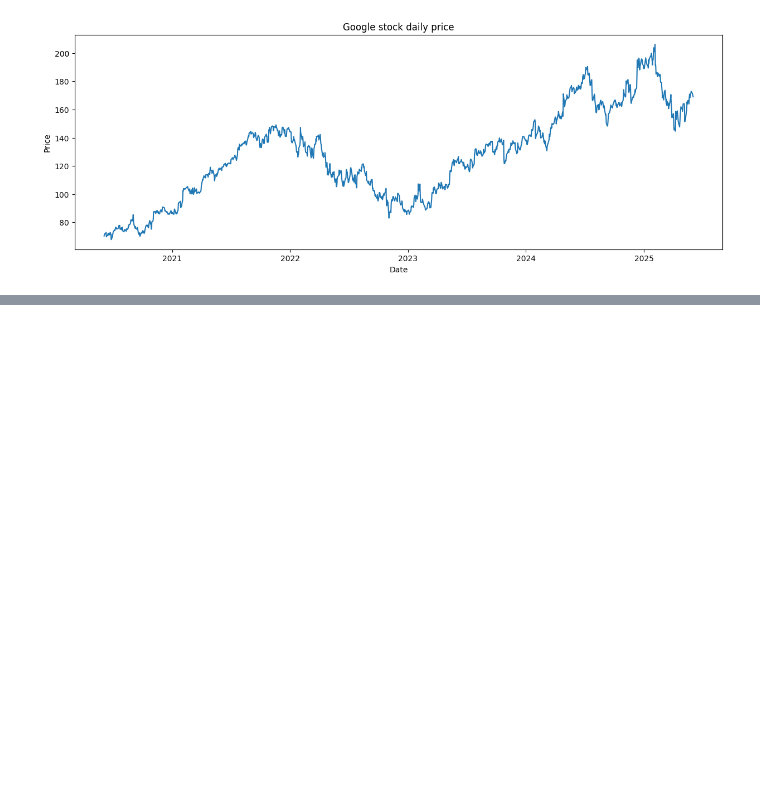
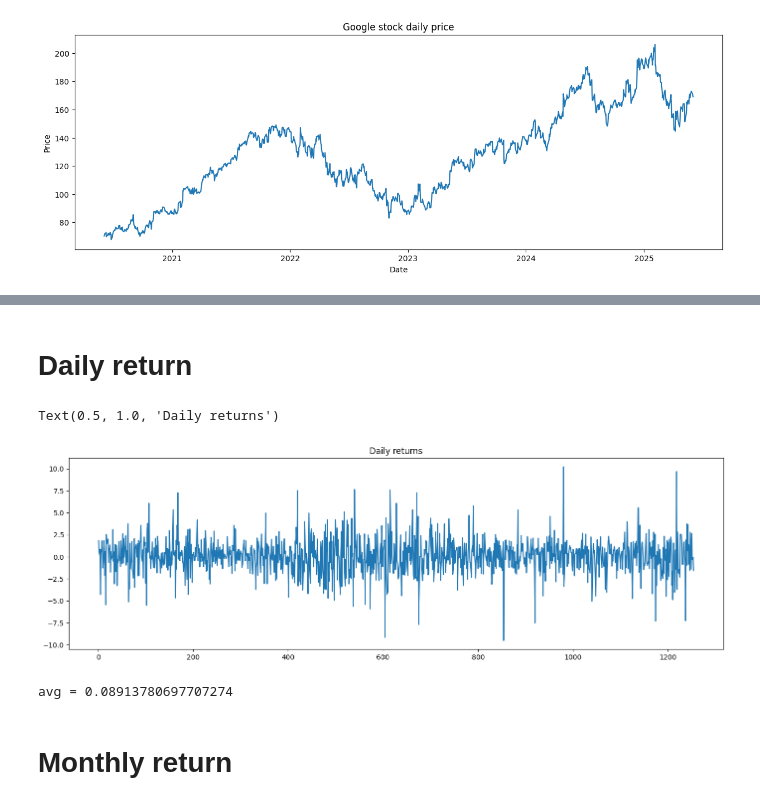
Before and after one commit to cakethehuman/portofolio, a Jupyter notebook: google stock/main.ipynb, the cells around one changed output, grey strips where cells are left out. Cells and saved outputs as stored; diff of their text form; code cells hidden in the pictures; blank space fills up the shorter version.

```diff
--- a/google stock/main.ipynb
+++ b/google stock/main.ipynb
@@ -79,0 +215,19 @@ plt.show()
+# %% [markdown]
+# Daily return
+# %%
+daily_retrun = df["Close"].pct_change()*100
+# %%
+plt.figure(figsize=(17,5))
+daily_retrun.plot()
+plt.title("Daily returns")
+# %% [output]
+Text(0.5, 1.0, 'Daily returns')
+[figure, added]
+# %%
+return_avg = daily_retrun.mean()
+
+print(f"avg = {return_avg}")
+# %% [output]
+avg = 0.08913780697707274
+# %% [markdown]
+# Monthly return
```
Also changed, not shown: parts of 36 cells of this notebook, 1 other file.
